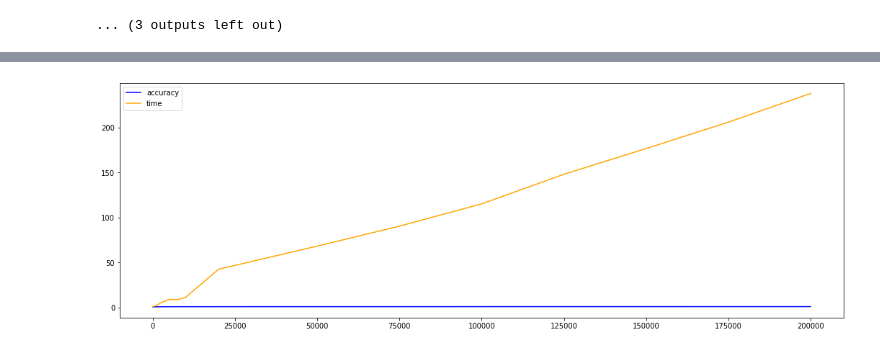
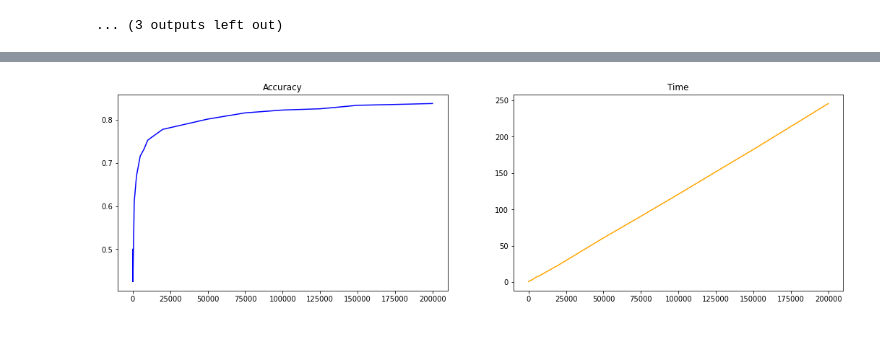
Before and after one commit to aferrero23/twitter-category-nlp, a Jupyter notebook: src/model.ipynb, the cells around one changed output, grey strips where cells are left out. Drawn from its saved outputs; the diff is of its cells as text; code cells hidden in the pictures.

```diff
--- a/src/model.ipynb
+++ b/src/model.ipynb
@@ -567,12 +546,3 @@ vectorizer.fit(X_train)
-# %%
-tfidf_train = vectorizer.transform(X_train)
-tfidf_test  = vectorizer.transform(X_test)
-# %%
-log_reg = LogisticRegression(C=30.0, class_weight='balanced', solver='newton-cg',
-                         multi_class='multinomial', n_jobs=-1, random_state=40)
-log_reg.fit(tfidf_train, y_train)
-
-y_hat = log_reg.predict(tfidf_test)
 # %%
 def steps_for_lg(df_original, vectorizer, sample_size):
 
@@ -609,10 +579,6 @@ def steps_for_lg(df_original, vectorizer, sample_size):
   accuracy = accuracy_score(y_test, y_hat)
 
   return accuracy
-# %%
-import time
-start_time = time.time()
-main()
-print("--- %s seconds ---" % (time.time() - start_time))
 # %%
-sample_size_list = [10, 100, 1000, 2500, 5000, 7500, 10000, 20000, 50000, 75000, 100000, 125000, 150000, 175000, 200000]
+sample_size_list = [100, 1000, 2500, 5000, 7500, 10000, 20000, 50000, 75000, 100000, 125000, 150000, 175000, 200000]
+df_compute_results = pd.DataFrame(columns=['sample_size', 'accuracy', 'time'])
@@ -663,8 +608,9 @@ df_compute_results
 # %%
-fig, ax = plt.subplots(figsize=(18, 6))
-plt.plot(df_compute_results['sample_size'], df_compute_results['accuracy'], color='blue', label='accuracy')
-plt.plot(df_compute_results['sample_size'], df_compute_results['time'], color='orange', label='time')
-plt.legend()
+fig,(ax1,ax2)=plt.subplots(1,2,figsize=(18,5))
+ax1.plot(df_compute_results['sample_size'], df_compute_results['accuracy'], color='blue', label='accuracy')
+ax1.set_title('Accuracy')
+ax2.plot(df_compute_results['sample_size'], df_compute_results['time'], color='orange', label='time')
+ax2.set_title('Time')
 plt.show()
 # %% [output]
-[figure, old version]
+[figure, new version]
```
Also changed, not shown: parts of 8 cells of this notebook.
